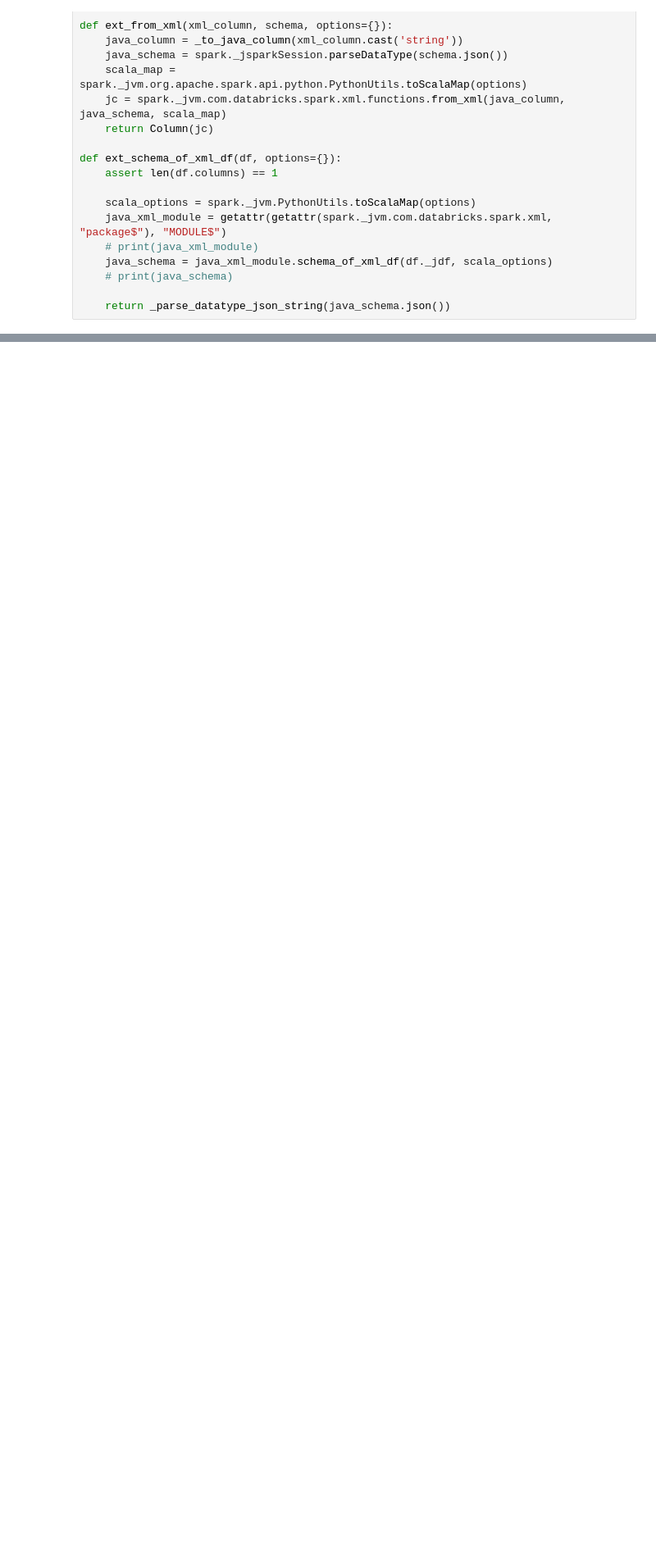
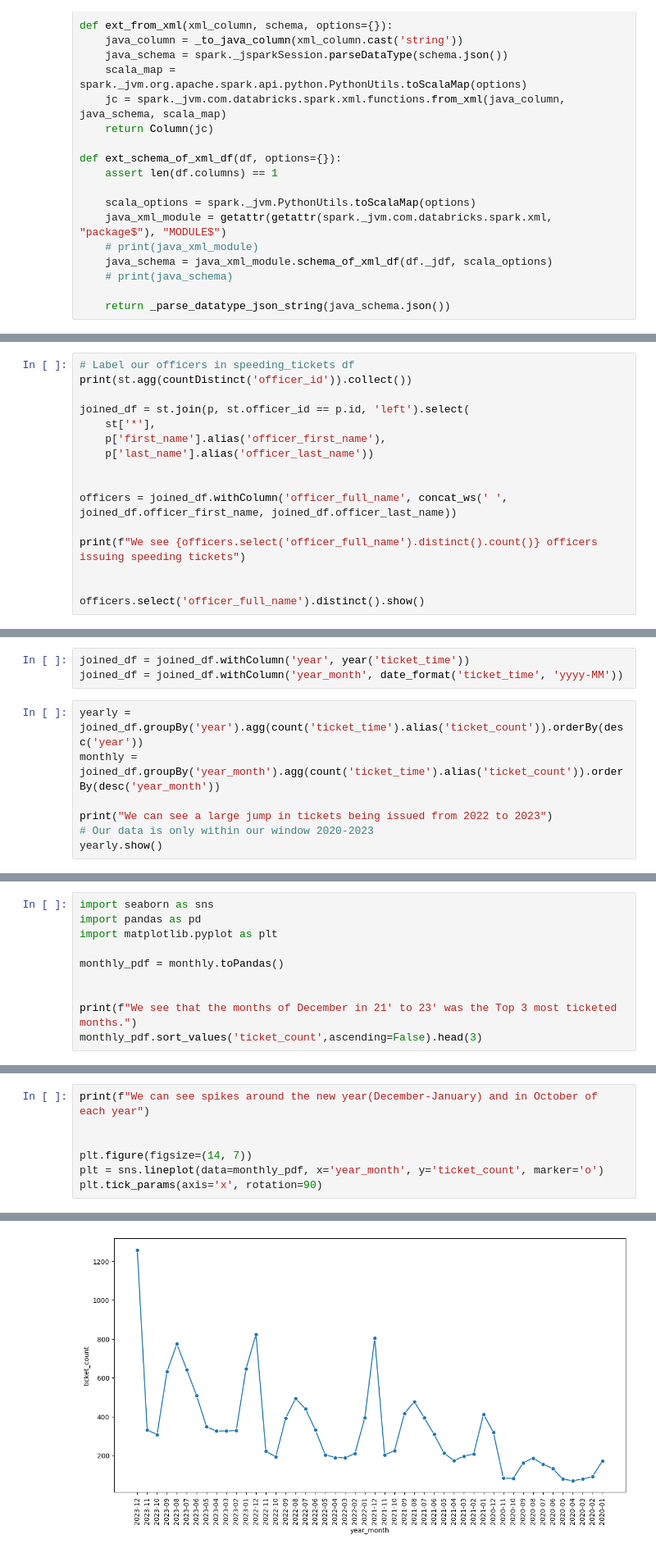
Before and after one commit to patrickgagnon/public_repo, a Jupyter notebook: DN-Test-Assignment.ipynb, the cells around one changed output, grey strips where cells are left out. Shown at 82% size. Drawn from its saved outputs; the diff is of its cells as text; blank space fills up the shorter version.

```diff
--- a/DN-Test-Assignment.ipynb
+++ b/DN-Test-Assignment.ipynb
@@ -172,0 +226,16 @@ only showing top 20 rows
+# %%
+# Label our officers in speeding_tickets df
+print(st.agg(countDistinct('officer_id')).collect())
+
+joined_df = st.join(p, st.officer_id == p.id, 'left').select(
+    st['*'],
+    p['first_name'].alias('officer_first_name'),
+    p['last_name'].alias('officer_last_name'))
+
+
+officers = joined_df.withColumn('officer_full_name', concat_ws(' ', joined_df.officer_first_name, joined_df.officer_last_name))
+
+print(f"We see {officers.select('officer_full_name').distinct().count()} officers issuing speeding tickets")
+
+
+officers.select('officer_full_name').distinct().show()
@@ -172,0 +271,10 @@ only showing top 20 rows
+# %%
+joined_df = joined_df.withColumn('year', year('ticket_time'))
+joined_df = joined_df.withColumn('year_month', date_format('ticket_time', 'yyyy-MM'))
+# %%
+yearly = joined_df.groupBy('year').agg(count('ticket_time').alias('ticket_count')).orderBy(desc('year'))
+monthly = joined_df.groupBy('year_month').agg(count('ticket_time').alias('ticket_count')).orderBy(desc('year_month'))
+
+print("We can see a large jump in tickets being issued from 2022 to 2023")
+# Our data is only within our window 2020-2023
+yearly.show()
@@ -172,0 +291,10 @@ only showing top 20 rows
+# %%
+import seaborn as sns
+import pandas as pd
+import matplotlib.pyplot as plt
+
+monthly_pdf = monthly.toPandas()
+
+
+print(f"We see that the months of December in 21' to 23' was the Top 3 most ticketed months.")
+monthly_pdf.sort_values('ticket_count',ascending=False).head(3)
@@ -172,0 +309,8 @@ only showing top 20 rows
+# %%
+print(f"We can see spikes around the new year(December-January) and in October of each year")
+
+
+plt.figure(figsize=(14, 7))
+plt = sns.lineplot(data=monthly_pdf, x='year_month', y='ticket_count', marker='o')
+plt.tick_params(axis='x', rotation=90)
+# %% [output]
@@ -172,0 +318 @@ only showing top 20 rows
+[figure, added]
```
Also changed, not shown: parts of 29 cells of this notebook.
